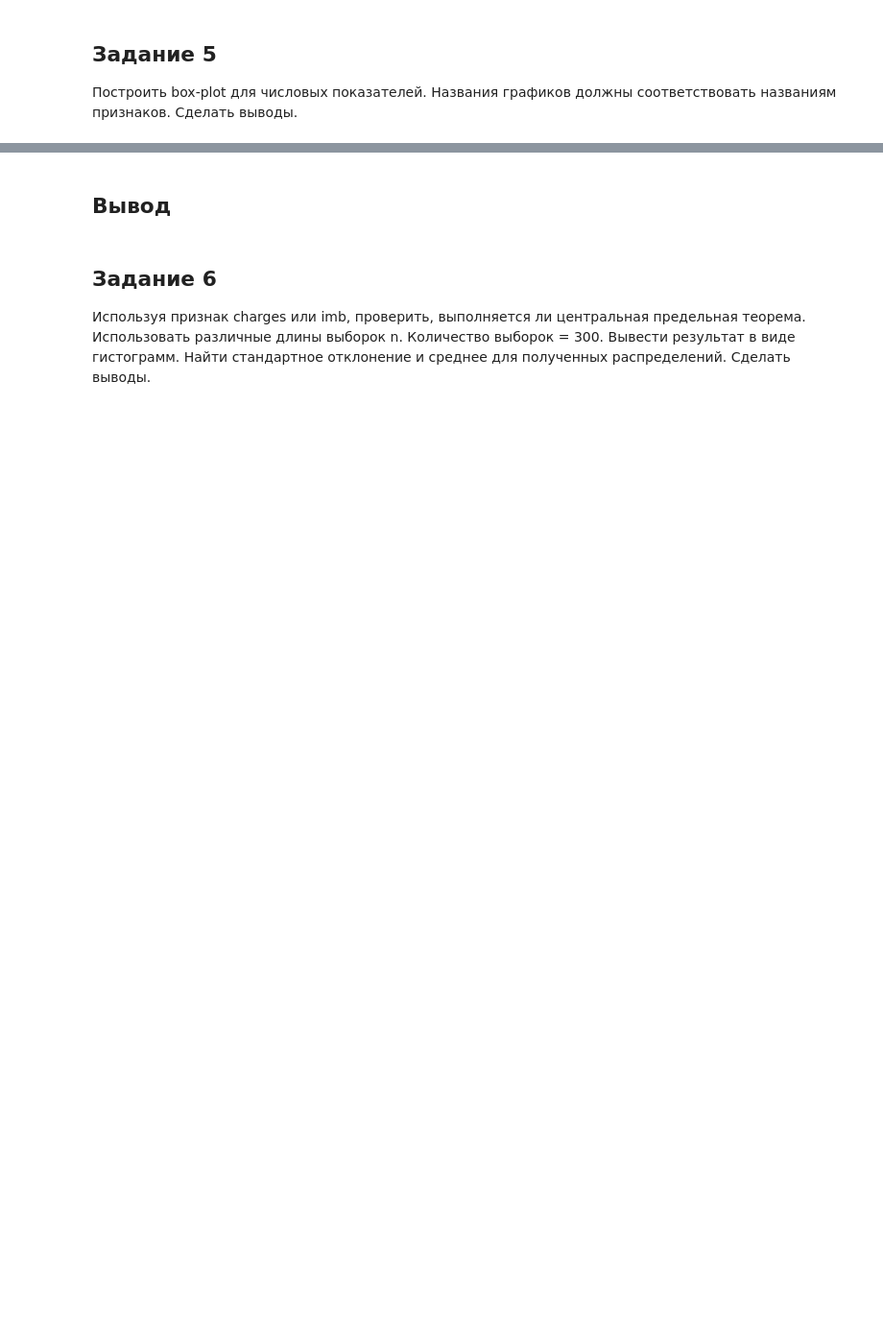
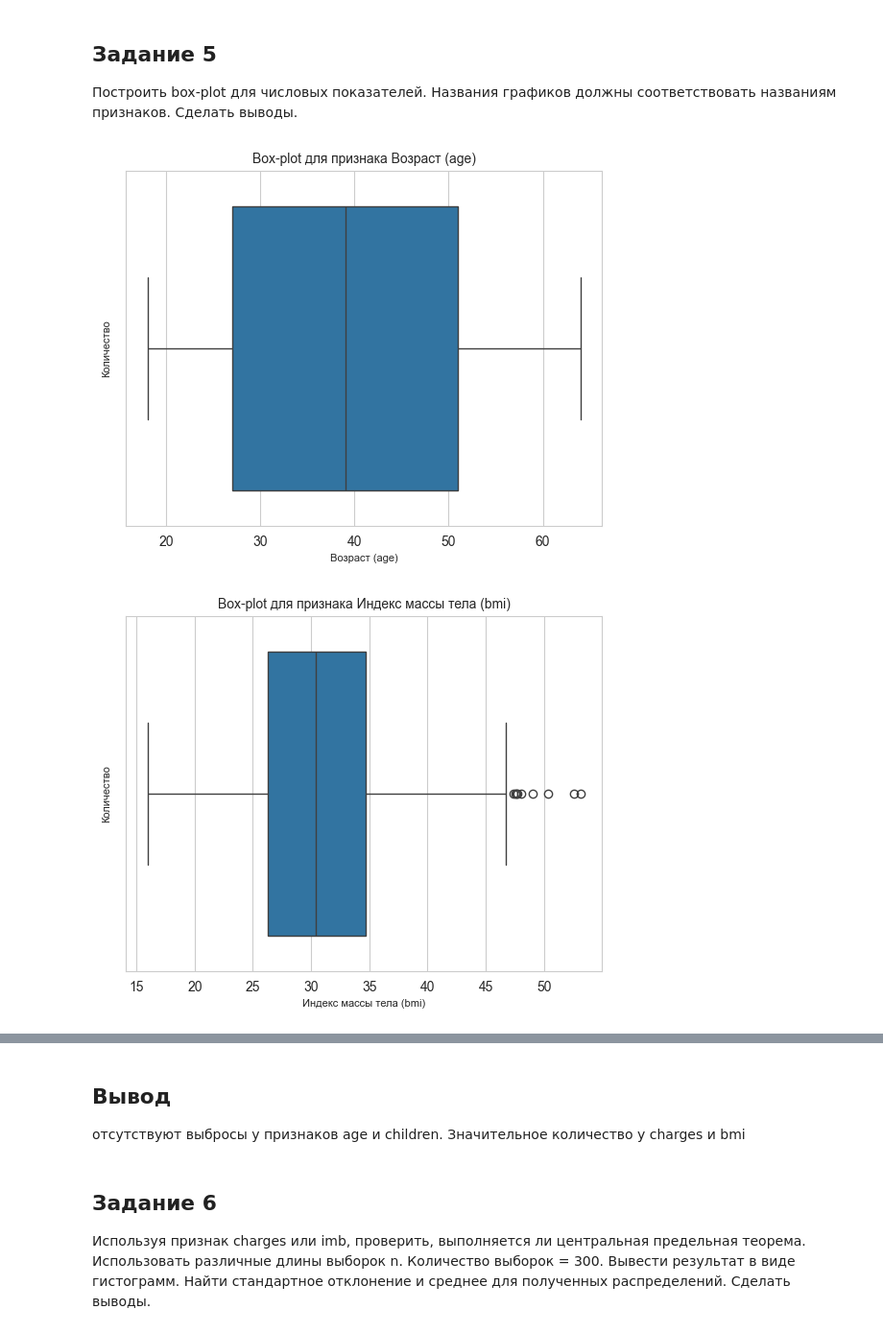
Before and after one commit to THE80X/BigData, a Jupyter notebook: pr-3.ipynb, the cells around one changed output, grey strips where cells are left out. Shown at 96% size. Cells and saved outputs as stored; diff of their text form; code cells hidden in the pictures; blank space fills up the shorter version.

```diff
--- a/pr-3.ipynb
+++ b/pr-3.ipynb
@@ -64,3 +208,23 @@ fig, ax = plt.subplots(1, 3, figsize=(15, 4))
 # %% [markdown]
 ## Задание 5
 Построить box-plot для числовых показателей. Названия графиков должны соответствовать названиям признаков. Сделать выводы.
+# %%
+def get_boxplot(X, xlbl=[],  columns=[]):
+    """ Функция для визуализации признаков в виде box-plot
+    X: DataFrame - датафрейм признаков
+    xlbl:list - список подписей для оси х
+    columns: list -список имен признаков"""
+
+    for i in range(len(columns)):
+        sns.boxplot(x=X[columns[i]])
+        plt.title(f"Box-plot для признака {xlbl[i]} ({columns[i]})",
+        fontsize=10)
+        plt.xlabel(f"{xlbl[i]} ({columns[i]})", fontsize=8)
+        plt.ylabel("Количество", fontsize=8)
+        plt.show()
+
+xlbl=['Возраст', 'Индекс массы тела', 'Кол-во детей', 'Расходы'] # список подписей оси х
+get_boxplot(data, xlbl, columns=names)
+# %% [output]
+[figure, added]
+[figure, added]
@@ -67,5 +233,7 @@ fig, ax = plt.subplots(1, 3, figsize=(15, 4))
 # %% [markdown]
 ## Вывод
+
+отсутствуют выбросы у признаков age и children. Значительное количество у charges и bmi
 # %% [markdown]
 ## Задание 6
 Используя признак charges или imb, проверить, выполняется ли центральная предельная теорема. Использовать различные длины выборок n. Количество выборок = 300. Вывести результат в виде гистограмм. Найти стандартное отклонение и среднее для полученных распределений. Сделать выводы.
```
Also changed, not shown: parts of 40 cells of this notebook, 4 other files.
